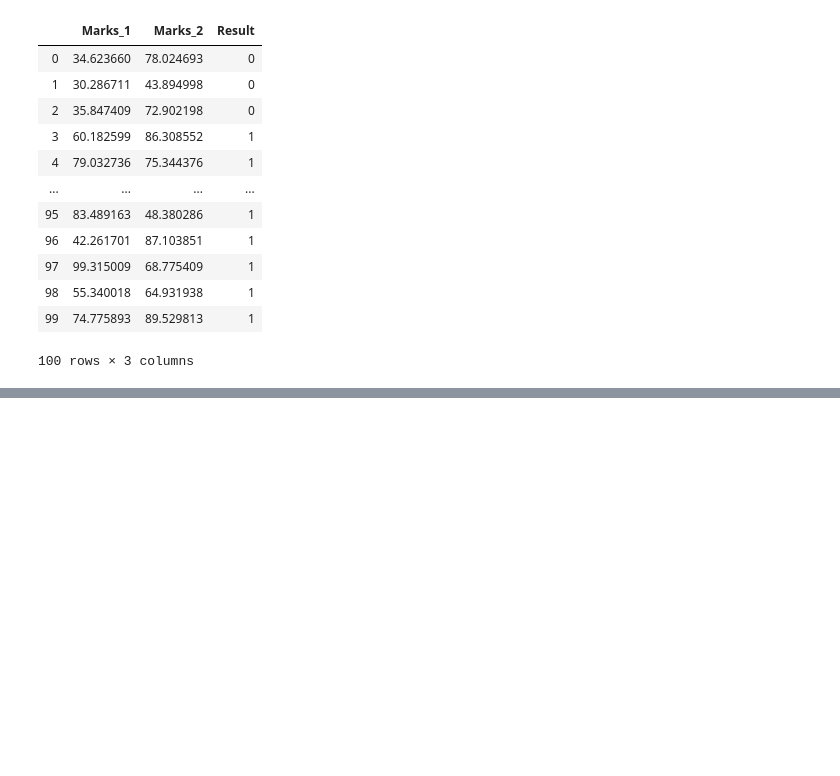
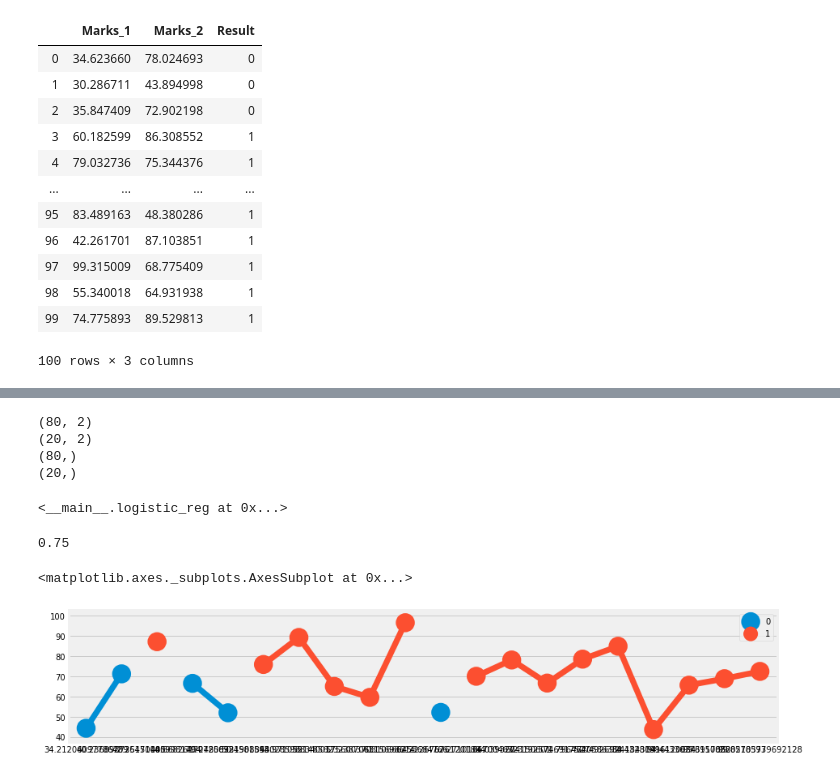
Before and after one commit to wasifekbal/linear_regression, a Jupyter notebook: Logistic_Regression_Task_2.ipynb, the cells around one changed output, grey strips where cells are left out. Cells and saved outputs as stored; diff of their text form; code cells hidden in the pictures; blank space fills up the shorter version.

```diff
--- a/Logistic_Regression_Task_2.ipynb
+++ b/Logistic_Regression_Task_2.ipynb
@@ -4,3 +1,11 @@ import numpy as np
+# %%
+import pandas as pd
+import numpy as np
+from sklearn.model_selection import train_test_split,cross_val_score
+from sklearn.metrics import accuracy_score
+import matplotlib.pyplot as plt
+import seaborn as sns
+plt.style.use('fivethirtyeight')
 # %%
 df = pd.read_csv('logistic_reg_dataset.txt',sep=',')
 # %%
@@ -21,0 +31,3 @@ df
+# %%
+X = df.iloc[:,0:2].values
+y = df.iloc[:,-1].values
@@ -21,0 +86,16 @@ df
+# %%
+X_train,X_test,y_train,y_test = train_test_split(X,y,test_size=0.2,random_state=3)
+# %%
+print(X_train.shape)
+print(X_test.shape)
+print(y_train.shape)
+print(y_test.shape)
+# %% [output]
+(80, 2)
+(20, 2)
+(80,)
+(20,)
+# %%
+mylr.fit(X_train,y_train)
+# %% [output]
+<__main__.logistic_reg at 0x...>
@@ -21,0 +104,10 @@ df
+# %%
+accuracy_score(y_test,mylr.predict(X_test))
+# %% [output]
+0.75
+# %%
+plt.figure(figsize=(14,3))
+sns.pointplot(x=X_test.T[0],y=X_test.T[1],hue=y_test,)
+# %% [output]
+<matplotlib.axes._subplots.AxesSubplot at 0x...>
+[figure, added]
```
Also changed, not shown: parts of 13 cells of this notebook.
